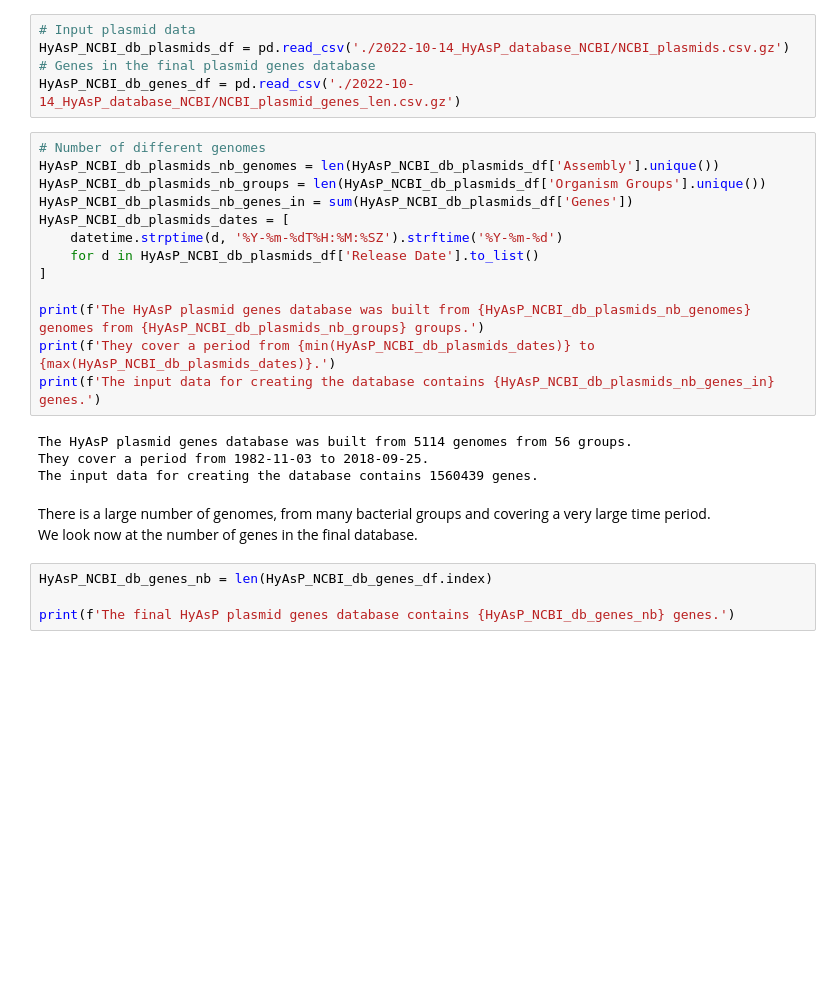
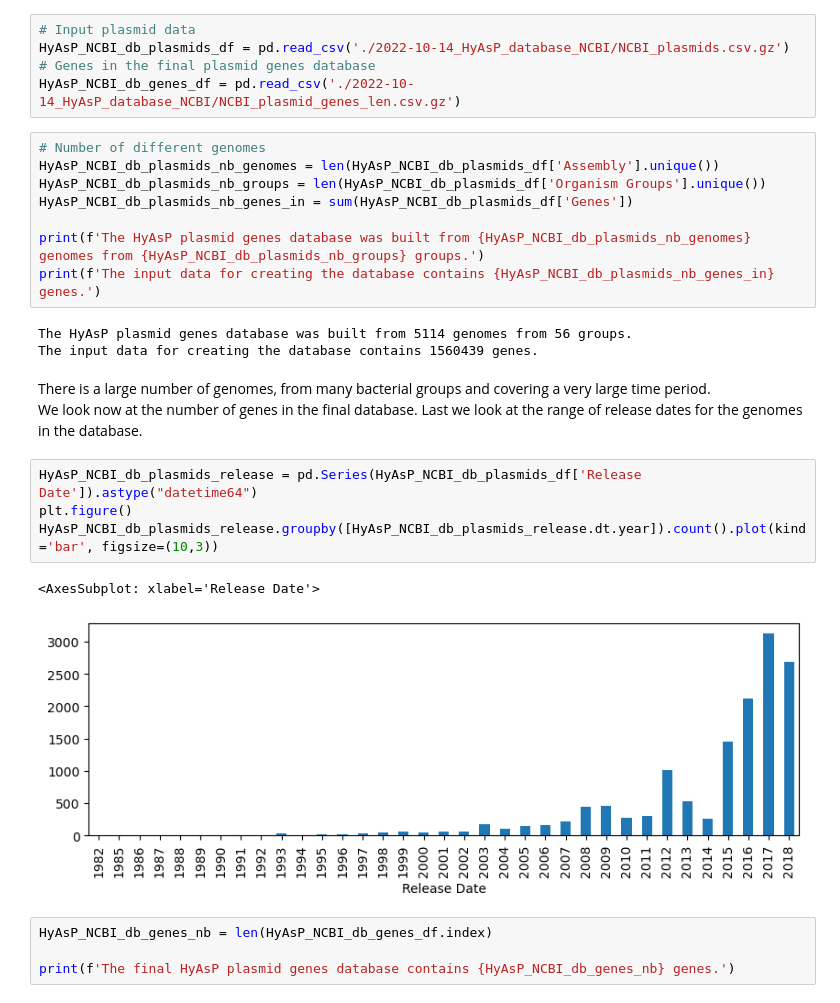
Before and after one commit to cchauve/CompMath-Day-2023, a Jupyter notebook: results/JOURNAL.ipynb, the cells around one changed output. Saved outputs shown, nothing was run; the diff lists cells and outputs as text; blank space fills up the shorter version.

```diff
--- a/results/JOURNAL.ipynb
+++ b/results/JOURNAL.ipynb
@@ -154,21 +154,23 @@ HyAsP_NCBI_db_genes_df = pd.read_csv('./2022-10-14_HyAsP_database_NCBI/NCBI_plas
 HyAsP_NCBI_db_plasmids_nb_genomes = len(HyAsP_NCBI_db_plasmids_df['Assembly'].unique())
 HyAsP_NCBI_db_plasmids_nb_groups = len(HyAsP_NCBI_db_plasmids_df['Organism Groups'].unique())
 HyAsP_NCBI_db_plasmids_nb_genes_in = sum(HyAsP_NCBI_db_plasmids_df['Genes'])
-HyAsP_NCBI_db_plasmids_dates = [
-    datetime.strptime(d, '%Y-%m-%dT%H:%M:%SZ').strftime('%Y-%m-%d')
-    for d in HyAsP_NCBI_db_plasmids_df['Release Date'].to_list()
-]
 
 print(f'The HyAsP plasmid genes database was built from {HyAsP_NCBI_db_plasmids_nb_genomes} genomes from {HyAsP_NCBI_db_plasmids_nb_groups} groups.')
-print(f'They cover a period from {min(HyAsP_NCBI_db_plasmids_dates)} to {max(HyAsP_NCBI_db_plasmids_dates)}.')
 print(f'The input data for creating the database contains {HyAsP_NCBI_db_plasmids_nb_genes_in} genes.')
 # %% [output]
 The HyAsP plasmid genes database was built from 5114 genomes from 56 groups.
-They cover a period from 1982-11-03 to 2018-09-25.
 The input data for creating the database contains 1560439 genes.
 # %% [markdown]
 There is a large number of genomes, from many bacterial groups and covering a very large time period.
 We look now at the number of genes in the final database.
+Last we look at the range of release dates for the genomes in the database.
+# %%
+HyAsP_NCBI_db_plasmids_release = pd.Series(HyAsP_NCBI_db_plasmids_df['Release Date']).astype("datetime64")
+plt.figure()
+HyAsP_NCBI_db_plasmids_release.groupby([HyAsP_NCBI_db_plasmids_release.dt.year]).count().plot(kind='bar', figsize=(10,3))
+# %% [output]
+<AxesSubplot: xlabel='Release Date'>
+[figure, added]
 # %%
 HyAsP_NCBI_db_genes_nb = len(HyAsP_NCBI_db_genes_df.index)
 
```
Also changed, not shown: parts of 36 cells of this notebook.
